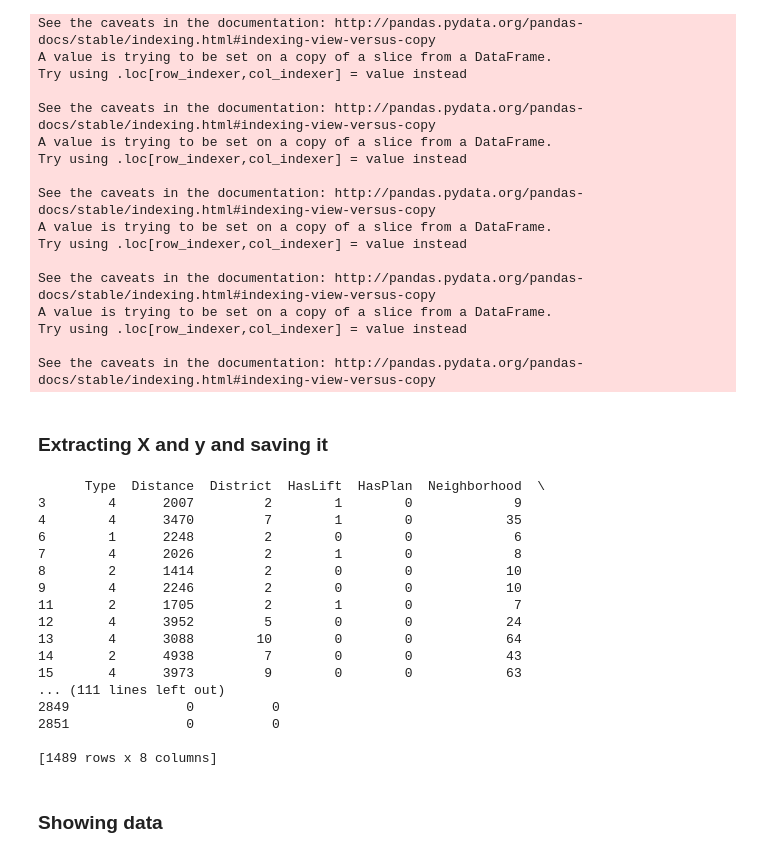
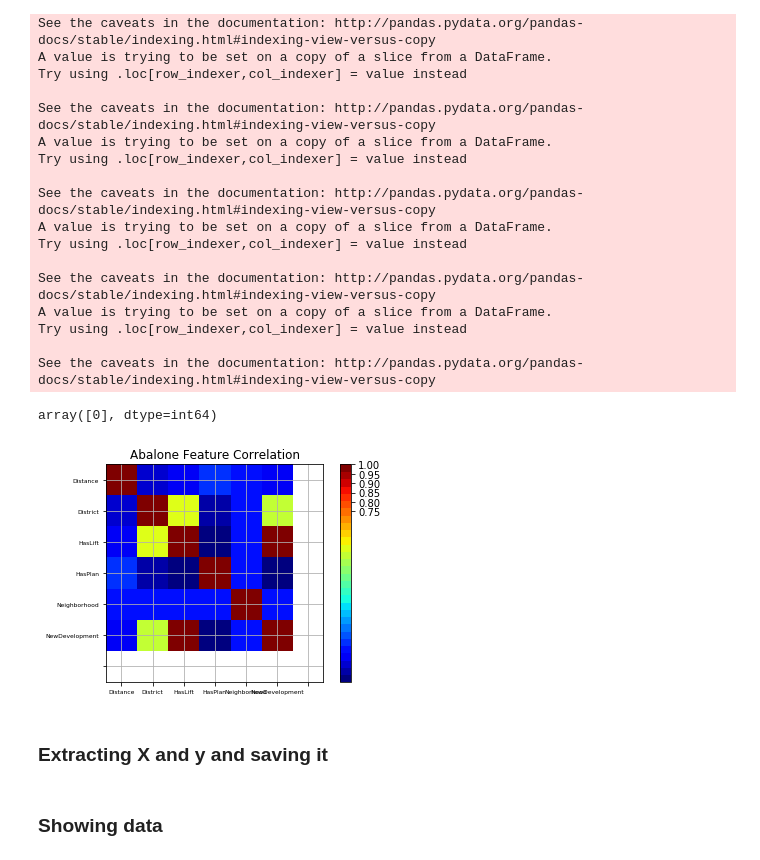
Before and after one commit to ADS2018UB/iDEALParking, a Jupyter notebook: ideal_parking/Analytics_data/ETL.ipynb, the cells around one changed output. Drawn from its saved outputs; the diff is of its cells as text; code cells hidden in the pictures.

Commit message:
Change neighborhoods

```diff
--- a/ideal_parking/Analytics_data/ETL.ipynb
+++ b/ideal_parking/Analytics_data/ETL.ipynb
@@ -56,8 +79,6 @@ data = data.drop("exterior",1)
 data = data.drop("suggestedTexts.title",1)
 data = data.drop("suggestedTexts.subtitle",1)
 data = data.drop("priceByArea",1)
-data = data.drop("latitude",1)
-data = data.drop("longitude",1)
 data = data.drop("floor",1)
 data = data.drop("municipality",1)
-data
+data = data.drop("numPhotos",1)
@@ -85,7 +108,7 @@ data
 # %%
 # Renaming all features
 data = data.rename(columns={"detailedType.subTypology":"Type", "neighborhood":"Neighborhood", "distance":"Distance" })
-data = data.rename(columns={"numPhotos":"NumPhotos", "newDevelopment":"NewDevelopment", "hasPlan":"HasPlan" })
+data = data.rename(columns={"newDevelopment":"NewDevelopment", "hasPlan":"HasPlan" })
 data = data.rename(columns={"hasLift":"HasLift", "district":"District"})
 
 # Keeping data
@@ -233,3 +256,7 @@ A value is trying to be set on a copy of a slice from a DataFrame.
 Try using .loc[row_indexer,col_indexer] = value instead
 
 See the caveats in the documentation: http://pandas.pydata.org/pandas-docs/stable/indexing.html#indexing-view-versus-copy
+# %%
+data['NewDevelopment'].unique()
+# %% [output]
+array([0], dtype=int64)
@@ -236,3 +266,24 @@ See the caveats in the documentation: http://pandas.pydata.org/pandas-docs/stabl
+# %%
+def correlation_matrix(df):
+    from matplotlib import cm as cm
+    import matplotlib.pyplot as plt
+
+    fig = plt.figure()
+    ax1 = fig.add_subplot(111)
+    cmap = cm.get_cmap('jet', 30)
+    cax = ax1.imshow(df.corr(), interpolation="nearest", cmap=cmap)
+    ax1.grid(True)
+    plt.title('Abalone Feature Correlation')
+    labels=['Type','Distance','District','HasLift','HasPlan','Neighborhood','NewDevelopment']
+    ax1.set_xticklabels(labels,fontsize=6)
+    ax1.set_yticklabels(labels,fontsize=6)
+    # Add colorbar, make sure to specify tick locations to match desired ticklabels
+    fig.colorbar(cax, ticks=[.75,.8,.85,.90,.95,1])
+    plt.show()
+
+correlation_matrix(data)
+# %% [output]
+[figure, added]
 # %% [markdown]
 ### Extracting X and y and saving it
 # %%
@@ -243,26 +292,6 @@ X = np.array(data.values).astype(float)
 ## Saving it
 np.save('X',X)
 np.save('y',y)
-# %%
-print(data)
-# %% [output]
-      Type  Distance  District  HasLift  HasPlan  Neighborhood  \
-3        4      2007         2        1        0             9
-4        4      3470         7        1        0            35
-6        1      2248         2        0        0             6
-7        4      2026         2        1        0             8
-8        2      1414         2        0        0            10
-9        4      2246         2        0        0            10
-11       2      1705         2        1        0             7
-12       4      3952         5        0        0            24
-13       4      3088        10        0        0            64
-14       2      4938         7        0        0            43
-15       4      3973         9        0        0            63
-... (111 lines left out)
-2849               0          0
-2851               0          0
-
-[1489 rows x 8 columns]
 # %% [markdown]
 ### Showing data
 # %%
```
Also changed, not shown: parts of 14 cells of this notebook, 1 other file.
